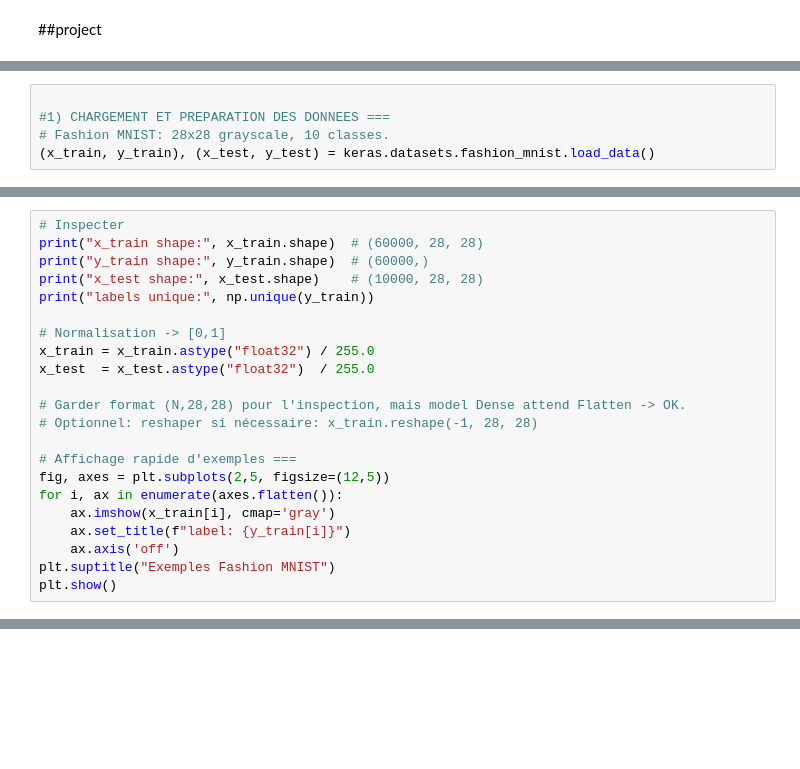
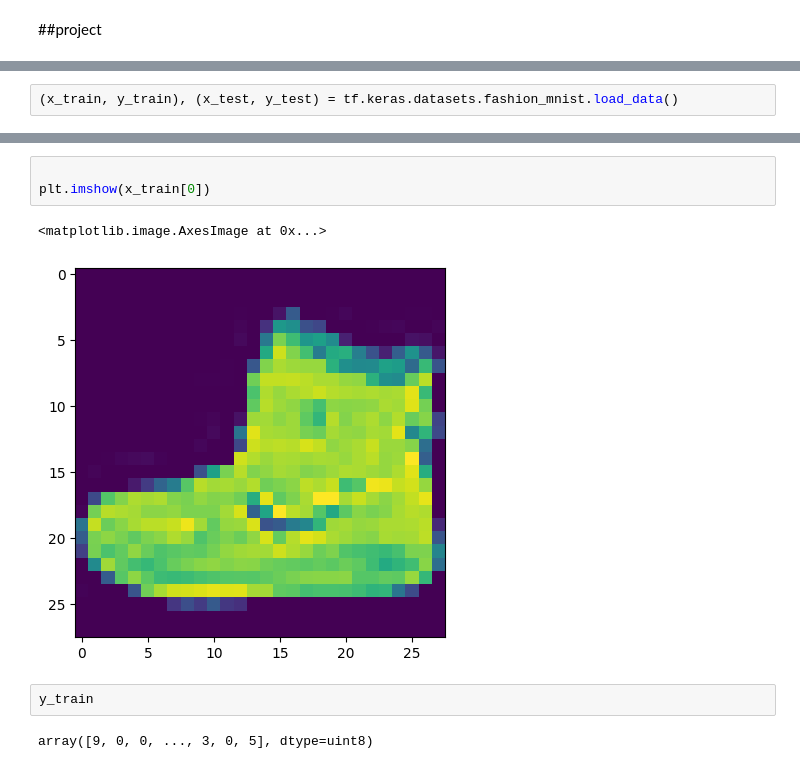
Before and after one commit to saidElamri/Fashion-MNIST-Clothing-, a Jupyter notebook: prejct_1.ipynb, the cells around one changed output, grey strips where cells are left out. Cells and saved outputs as stored; diff of their text form; blank space fills up the shorter version.

```diff
--- a/prejct_1.ipynb
+++ b/prejct_1.ipynb
@@ -16,5 +12,2 @@ from sklearn.metrics import classification_report, confusion_matrix
 # %%
-
-#1) CHARGEMENT ET PREPARATION DES DONNEES ===
-# Fashion MNIST: 28x28 grayscale, 10 classes.
-(x_train, y_train), (x_test, y_test) = keras.datasets.fashion_mnist.load_data()
+(x_train, y_train), (x_test, y_test) = tf.keras.datasets.fashion_mnist.load_data()
@@ -30,22 +13,0 @@ Downloading data from https://storage.googleapis.com/tensorflow/tf-keras-dataset
-# %%
-# Inspecter
-print("x_train shape:", x_train.shape)  # (60000, 28, 28)
-print("y_train shape:", y_train.shape)  # (60000,)
-print("x_test shape:", x_test.shape)    # (10000, 28, 28)
-print("labels unique:", np.unique(y_train))
-
-# Normalisation -> [0,1]
-x_train = x_train.astype("float32") / 255.0
-x_test  = x_test.astype("float32")  / 255.0
-
-# Garder format (N,28,28) pour l'inspection, mais model Dense attend Flatten -> OK.
-# Optionnel: reshaper si nécessaire: x_train.reshape(-1, 28, 28)
-
-# Affichage rapide d'exemples ===
-fig, axes = plt.subplots(2,5, figsize=(12,5))
-for i, ax in enumerate(axes.flatten()):
-    ax.imshow(x_train[i], cmap='gray')
-    ax.set_title(f"label: {y_train[i]}")
-    ax.axis('off')
-plt.suptitle("Exemples Fashion MNIST")
-plt.show()
@@ -197,0 +47,10 @@ print("Modèle sauvegardé en dnn_fashionmnist_final.h5")
+# %%
+
+plt.imshow(x_train[0])
+# %% [output]
+<matplotlib.image.AxesImage at 0x...>
+[figure, added]
+# %%
+y_train
+# %% [output]
+array([9, 0, 0, ..., 3, 0, 5], dtype=uint8)
```
Also changed, not shown: parts of 16 cells of this notebook.
